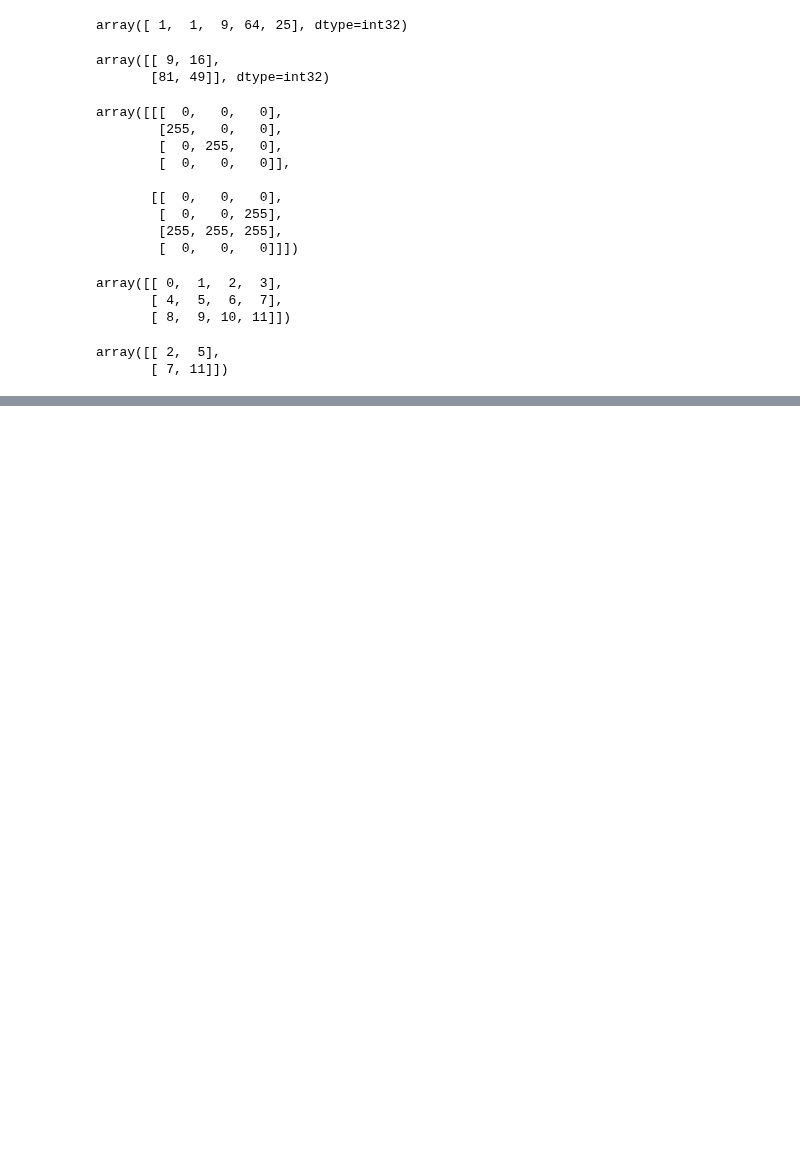
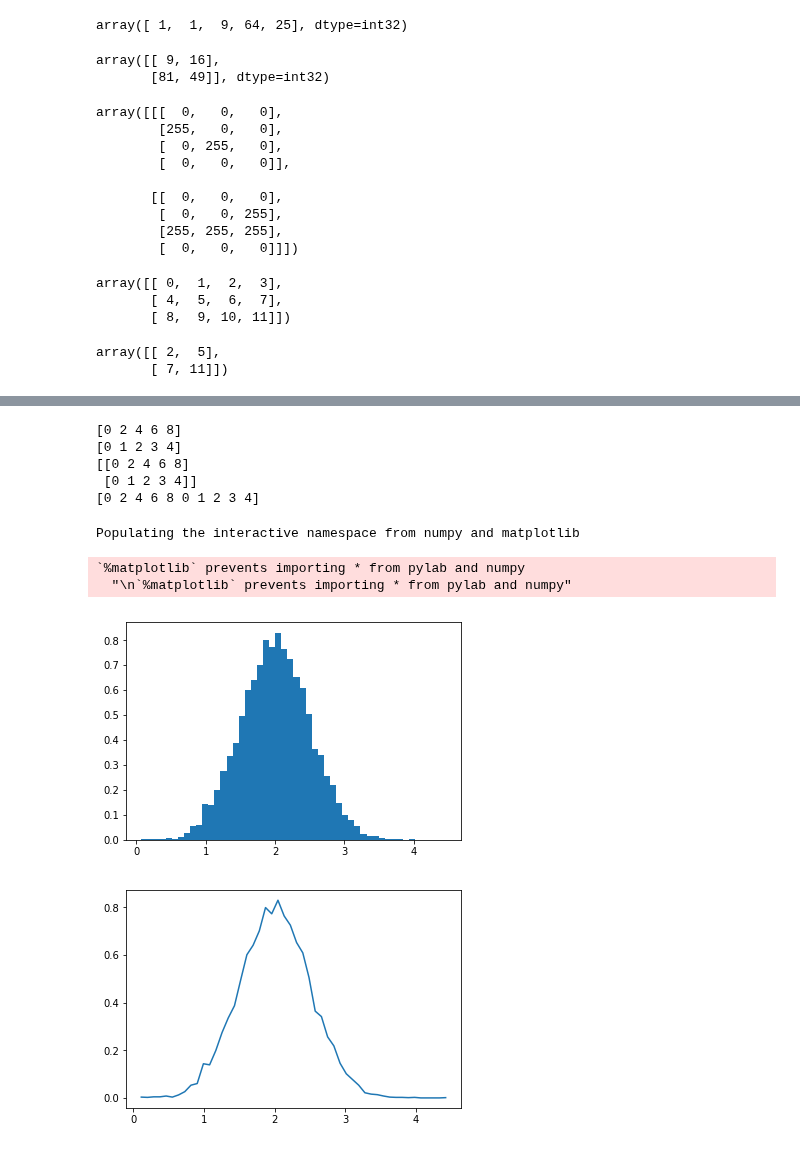
Before and after one commit to furukawa-laboratory/workout_report_2019, a Jupyter notebook: trainee/yamauchi/Model/Implementation_from_Scratch_02.ipynb, the cells around one changed output, grey strips where cells are left out. Saved outputs shown, nothing was run; the diff lists cells and outputs as text; code cells hidden in the pictures; blank space fills up the shorter version.

```diff
--- a/trainee/yamauchi/Model/Implementation_from_Scratch_02.ipynb
+++ b/trainee/yamauchi/Model/Implementation_from_Scratch_02.ipynb
@@ -610,0 +1025,36 @@ array([[ 2,  5],
+# %%
+x = arange(0,10,2)
+y = arange(5)
+m = vstack([x,y])
+xy = hstack([x,y])
+print(x)
+print(y)
+print(m)
+print(xy)
+# %% [output]
+[0 2 4 6 8]
+[0 1 2 3 4]
+[[0 2 4 6 8]
+ [0 1 2 3 4]]
+[0 2 4 6 8 0 1 2 3 4]
+# %%
+%pylab inline
+import numpy
+import pylab
+
+mu, sigma = 2, 0.5
+v = numpy.random.normal(mu, sigma, 10000)
+
+pylab.hist(v, bins=50, normed=1)
+pylab.show()
+
+(n, bins) = numpy.histogram(v, bins=50, normed=True)
+
+pylab.plot(.5*(bins[1:]+bins[:-1]), n)
+pylab.show()
+# %% [output]
+Populating the interactive namespace from numpy and matplotlib
+`%matplotlib` prevents importing * from pylab and numpy
+  "\n`%matplotlib` prevents importing * from pylab and numpy"
+[figure, added]
+[figure, added]
```
Also changed, not shown: parts of 93 cells of this notebook.
